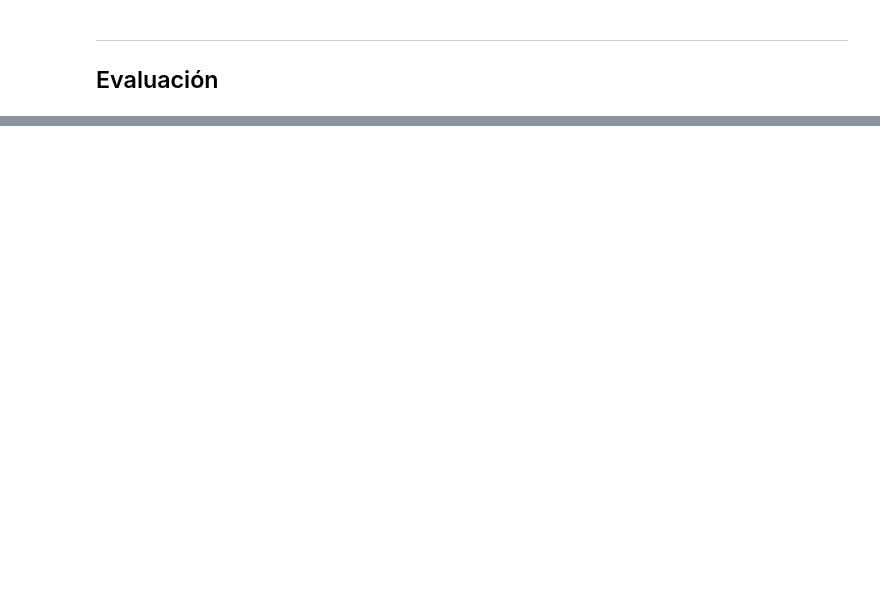
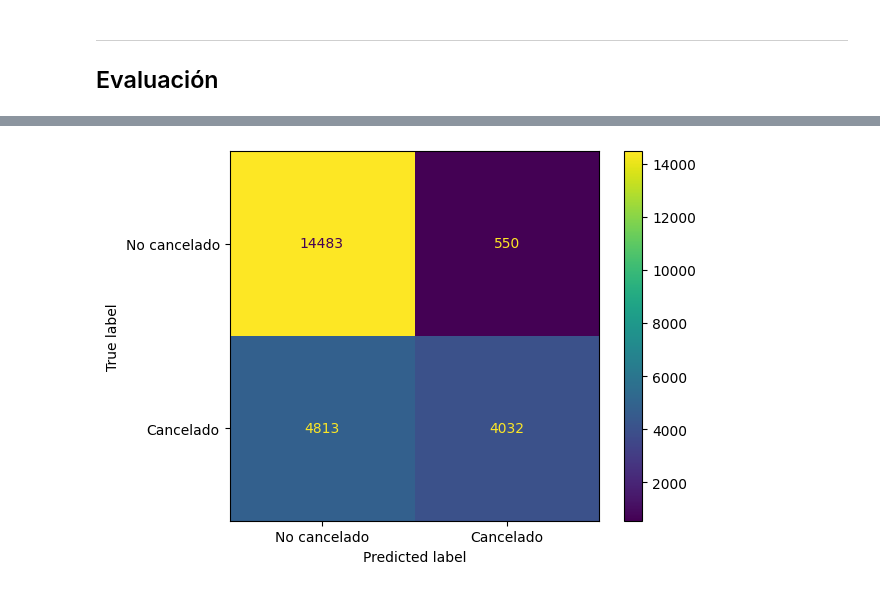
Before and after one commit to jaimeloci/pontia-ml-proyecto-final, a Jupyter notebook: notebooks/exploracion/pruebas_modelos_jaime.ipynb, the cells around one changed output, grey strips where cells are left out. Saved outputs shown, nothing was run; the diff lists cells and outputs as text; code cells hidden in the pictures; blank space fills up the shorter version.

Commit message:
Actualización pruebas de modelos

```diff
--- a/notebooks/exploracion/pruebas_modelos_jaime.ipynb
+++ b/notebooks/exploracion/pruebas_modelos_jaime.ipynb
@@ -160,5 +191,4 @@ Name: proportion, dtype: float64
 # %%
 # Se observa que el ratio difiere.
 # Hacer train-test split utilizando stratify para que la proporción de clases se mantenga en ambos conjuntos
-#X_train, X_test, y_train, y_test = train_test_split(X, y, test_size=0.2, random_state=42, stratify=y)
-X_train, X_test, y_train, y_test = train_test_split(X, y, test_size=0.2, random_state=42)
+X_train, X_test, y_train, y_test = train_test_split(X, y, test_size=0.2, random_state=42, stratify=y)
@@ -190,12 +229,14 @@ Name: proportion, dtype: float64
 # %%
+%%time
+
 # Entrenamos un modelo usando GridSearchCV para encontrar los mejores hiperparámetros
 dict_parametros = {
-    'C': [0.01, 0.1, 1, 10],
-    'max_iter' : [50, 100, 200],
+    'C': [0.01, 0.1, 1],
+    'max_iter' : [100, 200],
     'solver': ['liblinear']
 }
 
-modelo_rl = LogisticRegression(random_state=42)
-modelo_rl_cv = GridSearchCV(modelo_rl, dict_parametros, cv=5, scoring='accuracy')
-modelo_rl_cv.fit(X_train, y_train)
+modelo_lr = LogisticRegression(random_state=42)
+modelo_lr_cv = GridSearchCV(modelo_lr, dict_parametros, cv=5, scoring='accuracy')
+modelo_lr_cv.fit(X_train, y_train)
 # %% [output]
@@ -213,5 +251,12 @@ Mejor score obtenido: 91.82%
 # %%
+%%time
+
 # Entrenamos el modelo con los mejores hiperparámetros encontrados
-modelo_rl = LogisticRegression(C=0.1, max_iter=100, solver='liblinear', random_state=42)
-modelo_rl.fit(X_train, y_train)
+modelo_lr = LogisticRegression(
+    C=modelo_lr_cv.best_params_['C'],
+    max_iter=modelo_lr_cv.best_params_['max_iter'],
+    solver=modelo_lr_cv.best_params_['solver'],
+    random_state=42
+)
+modelo_lr.fit(X_train, y_train)
 # %% [output]
@@ -248,4 +274,4 @@ print(X_test)
 # %%
-# Hacemos predicciones sobre el conjunto de test
-y_pred = modelo_rl.predict(X_test)
+# Predecir sobre el conjunto de test
+y_pred = modelo_lr.predict(X_test)
 # %%
@@ -255,0 +329,8 @@ array([0, 0, 0, 0, 1, 0, 0, 0, 0, 0, 0, 0, 0, 0, 0, 0, 0, 0, 0, 0, 0, 0,
+# %%
+# Mostrar la matriz de confusión
+cm = confusion_matrix(y_test, y_pred)
+disp = ConfusionMatrixDisplay(confusion_matrix=cm, display_labels=['No cancelado', 'Cancelado'])
+disp.plot(cmap='Blues')
+plt.show()
+# %% [output]
+[figure, added]
```
Also changed, not shown: parts of 94 cells of this notebook.
